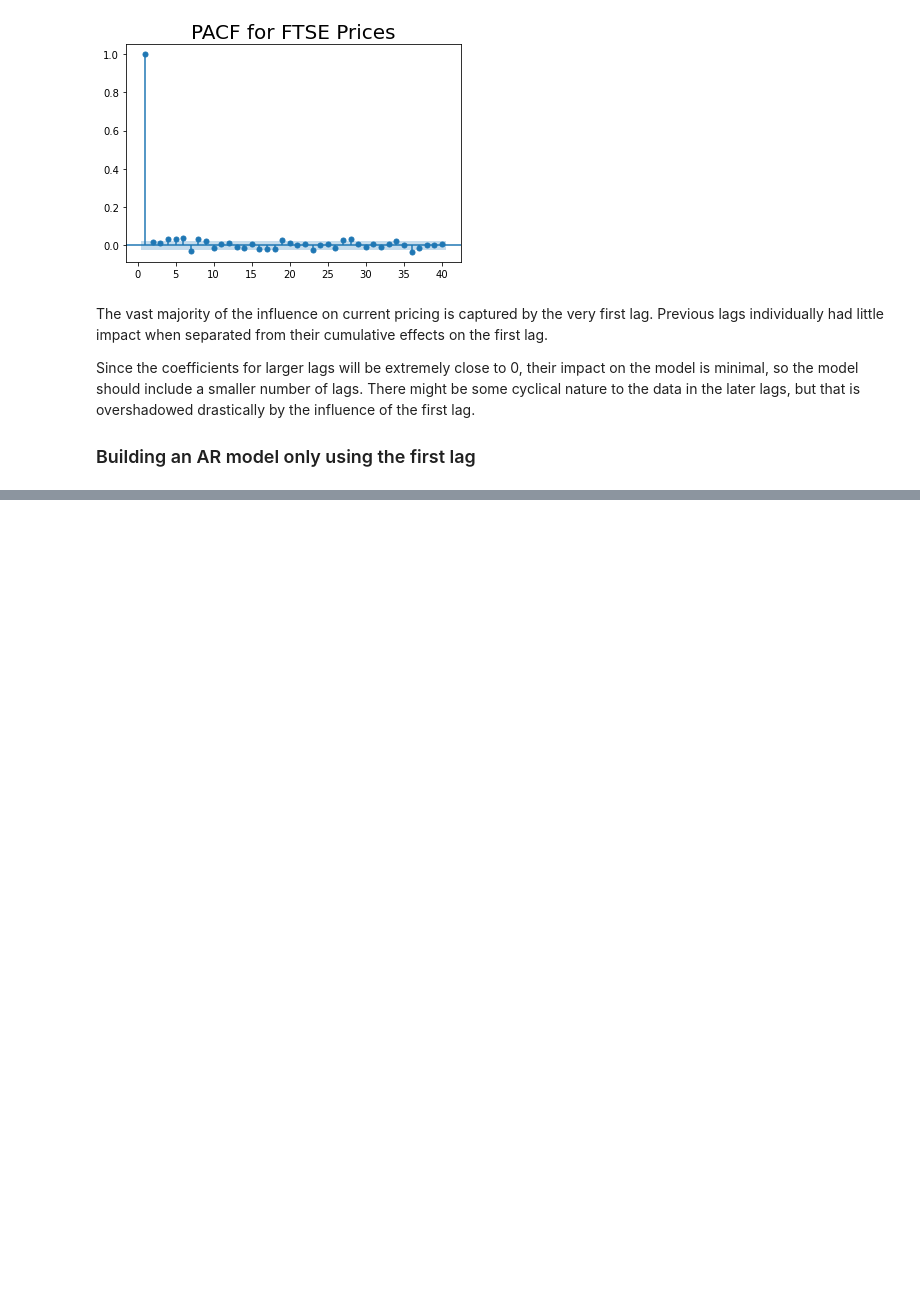
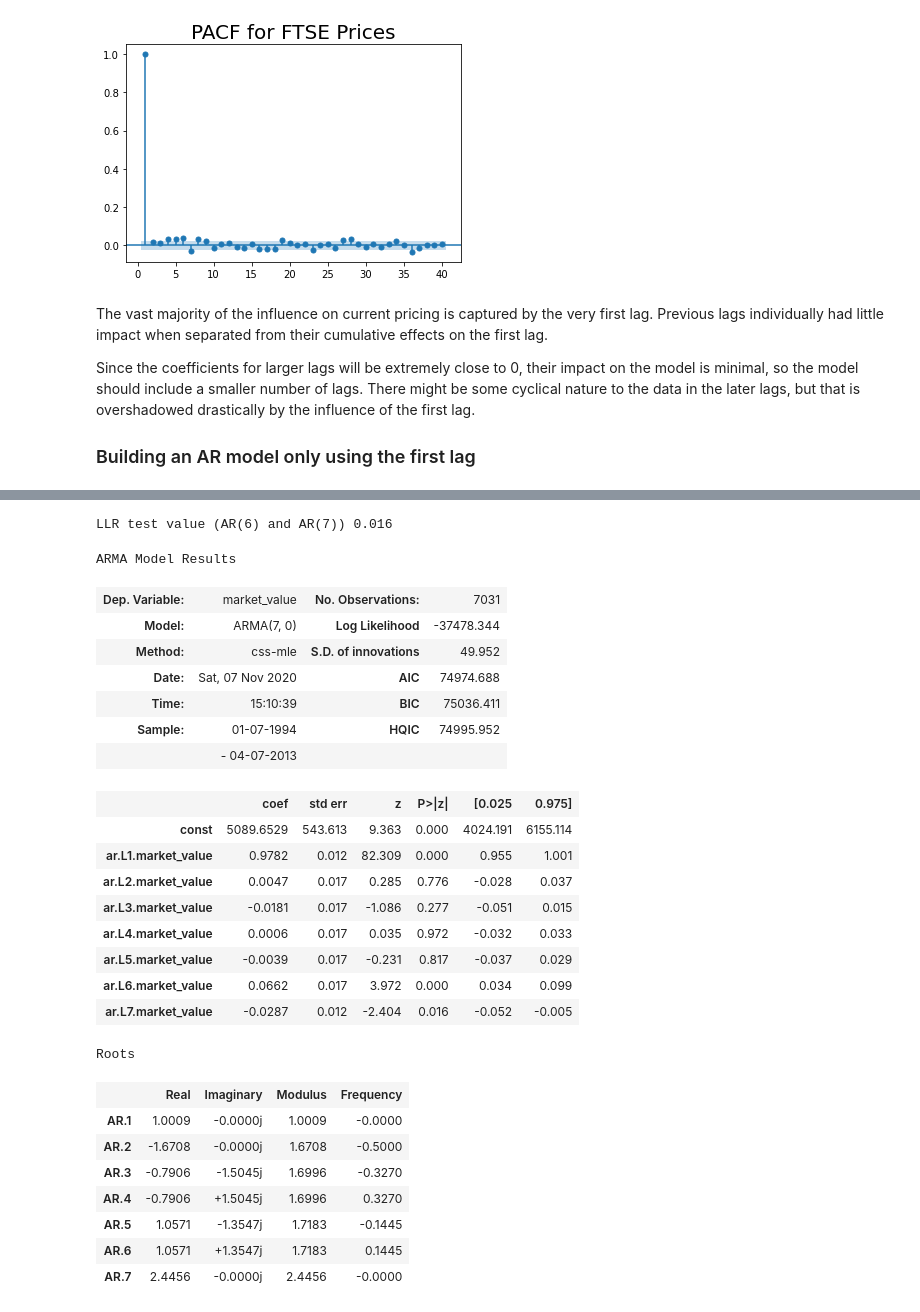
Before and after one commit to adam-gomez/time-series-exercises, a Jupyter notebook: time_series_analysis_model.ipynb, the cells around one changed output, grey strips where cells are left out. Saved outputs shown, nothing was run; the diff lists cells and outputs as text; code cells hidden in the pictures; blank space fills up the shorter version.

```diff
--- a/time_series_analysis_model.ipynb
+++ b/time_series_analysis_model.ipynb
@@ -636,0 +766,5 @@ const|[0.025 0.975] = If zero is not a part of the 95% confidence intervals, the
+# %%
+model_ar6 = ARMA(ftse_train.market_value, order = (6,0))
+results_ar6 = model_ar6.fit()
+print("LLR test value (AR(5) and AR(6))", llr_test(model_ar5, model_ar6))
+results_ar6.summary()
@@ -636,0 +797,33 @@ const|[0.025 0.975] = If zero is not a part of the 95% confidence intervals, the
+# %%
+model_ar7 = ARMA(ftse_train.market_value, order = (7,0))
+results_ar7 = model_ar7.fit()
+print("LLR test value (AR(6) and AR(7))", llr_test(model_ar6, model_ar7))
+results_ar7.summary()
+# %% [output]
+LLR test value (AR(6) and AR(7)) 0.016
+ARMA Model Results
+| Dep. Variable: | market_value | No. Observations: | 7031 |
+| Model: | ARMA(7, 0) | Log Likelihood | -37478.344 |
+| Method: | css-mle | S.D. of innovations | 49.952 |
+| Date: | Sat, 07 Nov 2020 | AIC | 74974.688 |
+| Time: | 15:10:39 | BIC | 75036.411 |
+| Sample: | 01-07-1994 | HQIC | 74995.952 |
+|  | - 04-07-2013 |  |  |
+|  | coef | std err | z | P>|z| | [0.025 | 0.975] |
+| const | 5089.6529 | 543.613 | 9.363 | 0.000 | 4024.191 | 6155.114 |
+| ar.L1.market_value | 0.9782 | 0.012 | 82.309 | 0.000 | 0.955 | 1.001 |
+| ar.L2.market_value | 0.0047 | 0.017 | 0.285 | 0.776 | -0.028 | 0.037 |
+| ar.L3.market_value | -0.0181 | 0.017 | -1.086 | 0.277 | -0.051 | 0.015 |
+| ar.L4.market_value | 0.0006 | 0.017 | 0.035 | 0.972 | -0.032 | 0.033 |
+| ar.L5.market_value | -0.0039 | 0.017 | -0.231 | 0.817 | -0.037 | 0.029 |
+| ar.L6.market_value | 0.0662 | 0.017 | 3.972 | 0.000 | 0.034 | 0.099 |
+| ar.L7.market_value | -0.0287 | 0.012 | -2.404 | 0.016 | -0.052 | -0.005 |
+Roots
+|  | Real | Imaginary | Modulus | Frequency |
+| AR.1 | 1.0009 | -0.0000j | 1.0009 | -0.0000 |
+| AR.2 | -1.6708 | -0.0000j | 1.6708 | -0.5000 |
+| AR.3 | -0.7906 | -1.5045j | 1.6996 | -0.3270 |
+| AR.4 | -0.7906 | +1.5045j | 1.6996 | 0.3270 |
+| AR.5 | 1.0571 | -1.3547j | 1.7183 | -0.1445 |
+| AR.6 | 1.0571 | +1.3547j | 1.7183 | 0.1445 |
+| AR.7 | 2.4456 | -0.0000j | 2.4456 | -0.0000 |
```
Also changed, not shown: parts of 35 cells of this notebook.
